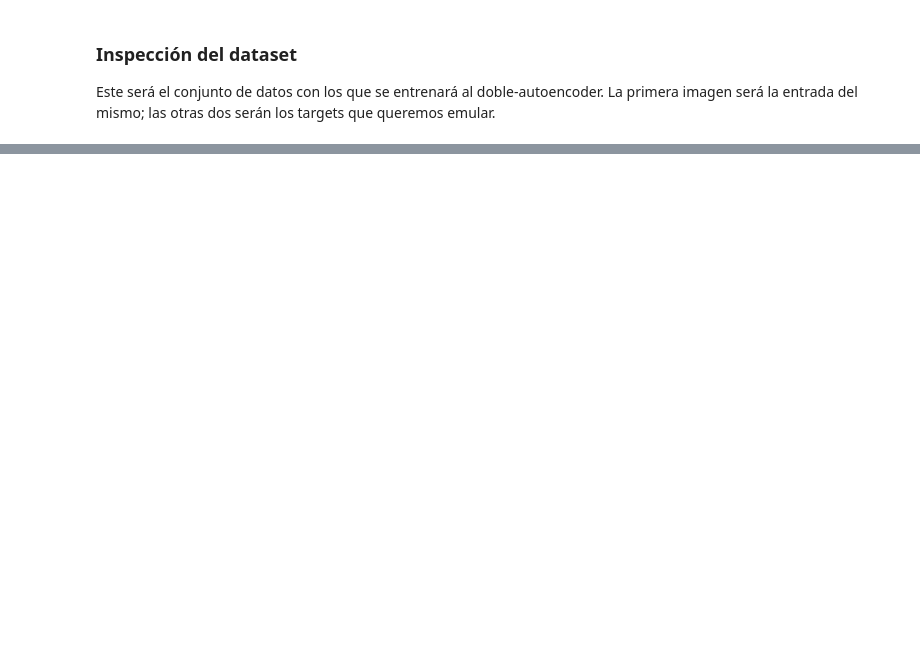
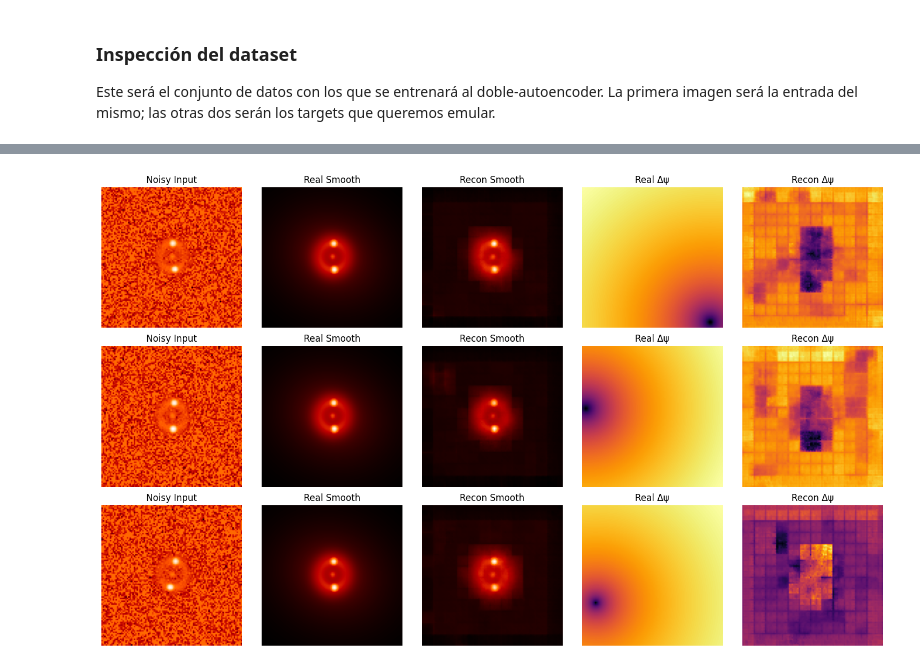
Before and after one commit to JuanDDiosRojas/PhD, a Jupyter notebook: Lenstronomy/2Autoencoder.ipynb, the cells around one changed output, grey strips where cells are left out. Cells and saved outputs as stored; diff of their text form; code cells hidden in the pictures; blank space fills up the shorter version.

```diff
--- a/Lenstronomy/2Autoencoder.ipynb
+++ b/Lenstronomy/2Autoencoder.ipynb
@@ -298,0 +375,46 @@ RuntimeError: Given groups=1, weight of size [16, 1, 3, 3], expected input[1, 32
+# %%
+
+# 1) Saca un batch del val_loader
+model.eval()
+with torch.no_grad():
+    batch = next(iter(val_loader))
+    x, y_true_smooth, y_true_delta = batch
+    x = x.to(device)
+    y_true_smooth = y_true_smooth.to(device)
+    y_true_delta = y_true_delta.to(device)
+    y_pred_smooth, y_pred_delta = model(x)
+
+# 2) Llévalos a CPU + NumPy
+x_np           = x.cpu().numpy()
+y_true_s_np    = y_true_smooth.cpu().numpy()
+y_true_d_np    = y_true_delta.cpu().numpy()
+y_pred_s_np    = y_pred_smooth.cpu().numpy()
+y_pred_d_np    = y_pred_delta.cpu().numpy()
+
+# 3) Plot para las primeras 3 muestras
+n_samples = 3
+fig, axes = plt.subplots(n_samples, 5, figsize=(15, 3*n_samples))
+for i in range(n_samples):
+    # Col 0: Entrada ruidosa
+    axes[i,0].imshow(x_np[i,0], origin='lower', cmap='gist_heat')
+    axes[i,0].set_title("Noisy Input")
+    # Col 1: Smooth real
+    axes[i,1].imshow(y_true_s_np[i,0], origin='lower', cmap='gist_heat')
+    axes[i,1].set_title("Real Smooth")
+    # Col 2: Smooth recon
+    axes[i,2].imshow(y_pred_s_np[i,0], origin='lower', cmap='gist_heat')
+    axes[i,2].set_title("Recon Smooth")
+    # Col 3: Δψ real
+    axes[i,3].imshow(y_true_d_np[i,0], origin='lower', cmap='inferno')
+    axes[i,3].set_title("Real Δψ")
+    # Col 4: Δψ recon
+    axes[i,4].imshow(y_pred_d_np[i,0], origin='lower', cmap='inferno')
+    axes[i,4].set_title("Recon Δψ")
+
+    for ax in axes[i]:
+        ax.axis('off')
+
+plt.tight_layout()
+plt.show()
+# %% [output]
+[figure, added]
```
Also changed, not shown: parts of 23 cells of this notebook, 1 other file.
